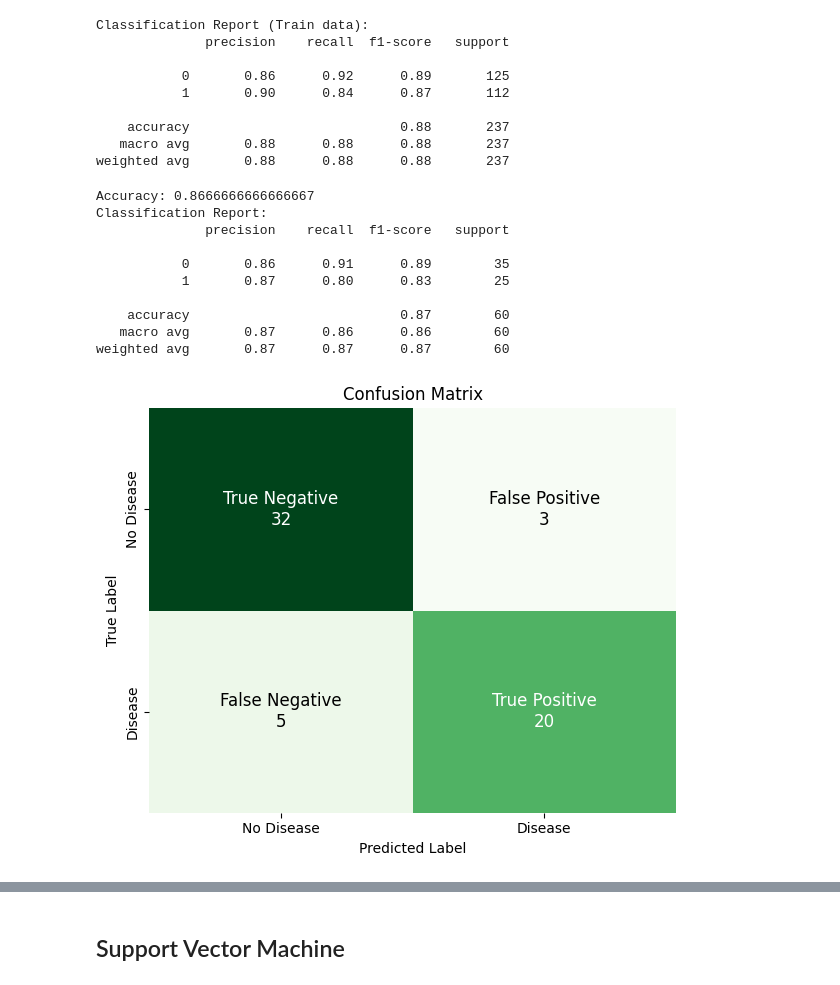
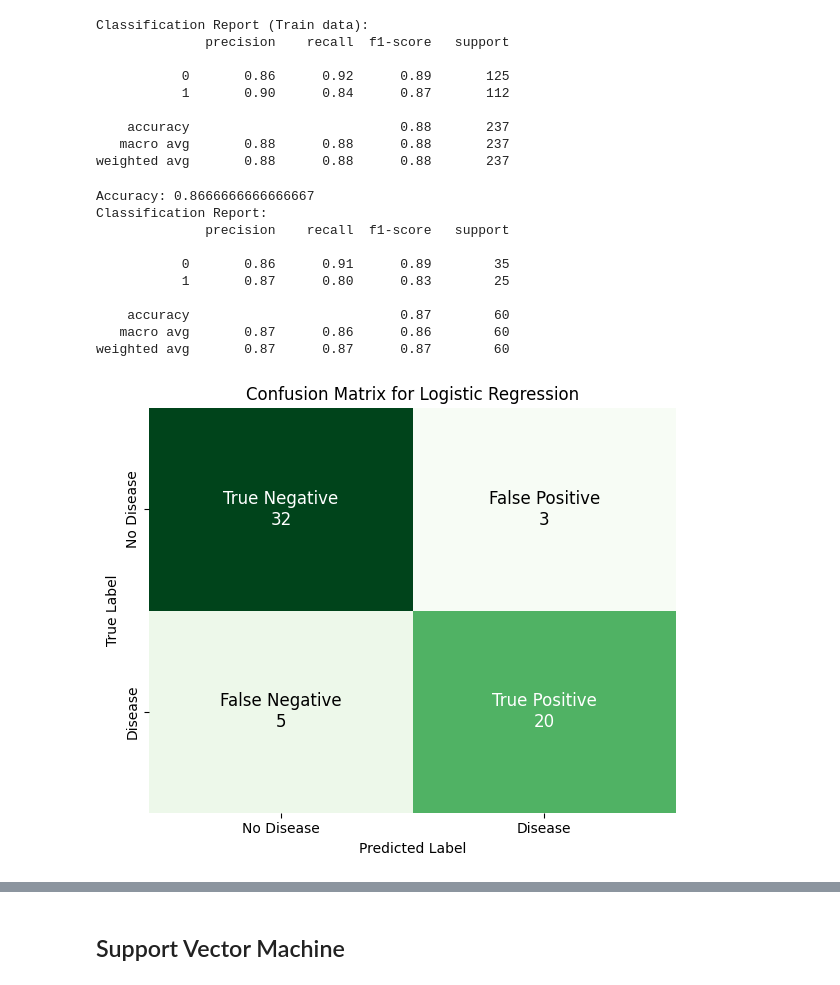
Before and after one commit to hjf11/Heart-Disease-Cleveland-UCI-Classification, a Jupyter notebook: Heart_Disease_Classification.ipynb, the cells around one changed output, grey strips where cells are left out. Drawn from its saved outputs; the diff is of its cells as text; code cells hidden in the pictures.

```diff
--- a/Heart_Disease_Classification.ipynb
+++ b/Heart_Disease_Classification.ipynb
@@ -187,7 +187,7 @@ Test Set:           X_test=(60, 18),      y_test=(60,)
 # %% [markdown]
 ## All models
 # %%
-model_names = ('Logistic Regression', 'SVM', 'Random forest', 'KNN', 'XGBoost', 'Neural Network')
+model_names = ('Logistic Regression', 'SVM', 'Random Forest', 'KNN', 'XGBoost', 'Neural Network')
 best_models = []
 
 filenames = ('log_reg.png', 'svm.png', 'rf.png', 'knn.png', 'xgboost.png', 'nn.png')
@@ -242,19 +242,19 @@ Classification Report (Train data):
 weighted avg       0.88      0.88      0.88       237
 # %%
 # print_metrics(best_log_reg, X_test, y_test)
-print_metrics(best_log_reg, X_test_shuffle, y_test_shuffle, filenames[0])
+print_metrics(best_log_reg, X_test_shuffle, y_test_shuffle, model_names[0], filenames[0])
 # %% [output]
 Accuracy: 0.8666666666666667
 Classification Report:
               precision    recall  f1-score   support
 
            0       0.86      0.91      0.89        35
            1       0.87      0.80      0.83        25
 
     accuracy                           0.87        60
    macro avg       0.87      0.86      0.86        60
 weighted avg       0.87      0.87      0.87        60
-[figure, old version]
+[figure, new version]
 [figure]
 # %% [markdown]
 ## Support Vector Machine
```
Also changed, not shown: parts of 7 cells of this notebook, 9 other files.
